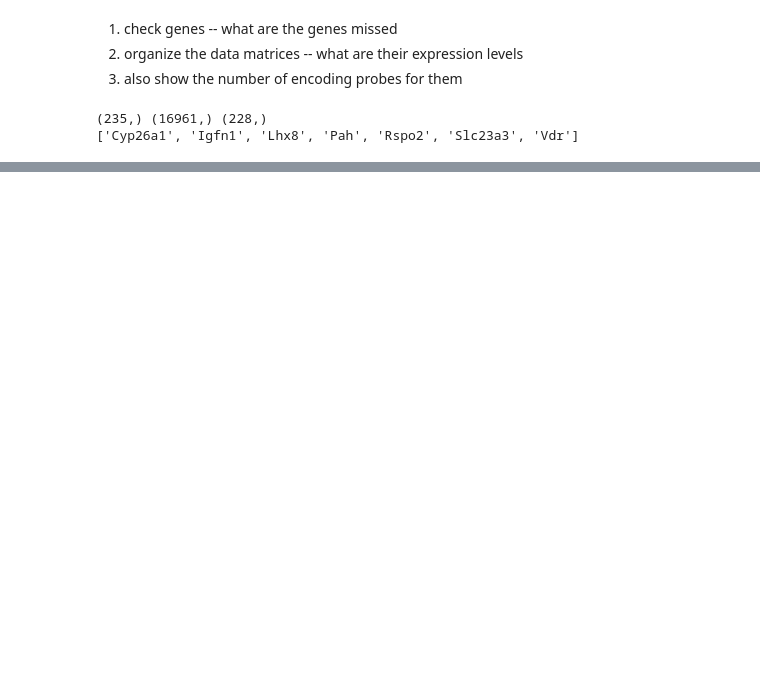
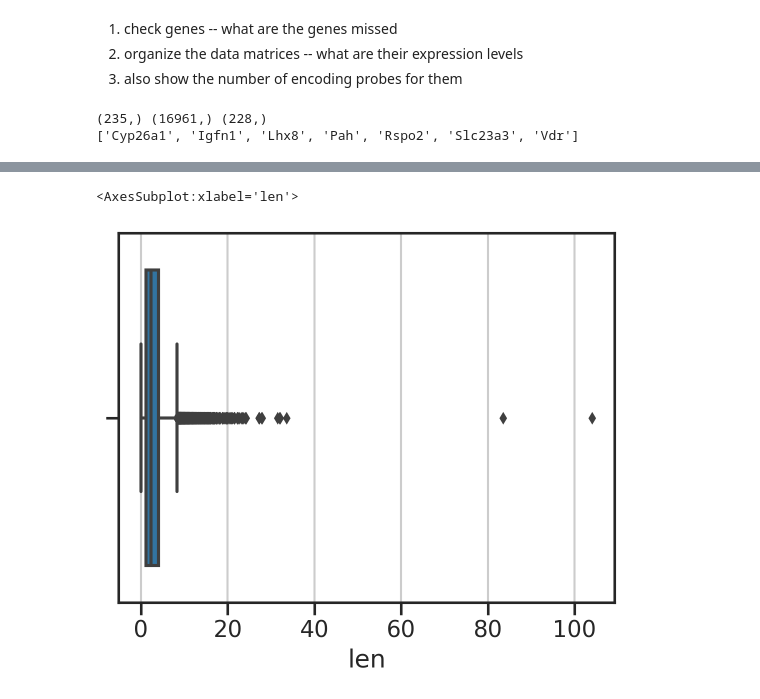
Before and after one commit to wollmanlab/dredFISH, a Jupyter notebook: dredFISH/Design/honglab_amygdala_merfish/03.merge_expression_data-Copy1.ipynb, the cells around one changed output, grey strips where cells are left out. Cells and saved outputs as stored; diff of their text form; code cells hidden in the pictures; blank space fills up the shorter version.

Commit message:
test new server

```diff
--- a/dredFISH/Design/honglab_amygdala_merfish/03.merge_expression_data-Copy1.ipynb
+++ b/dredFISH/Design/honglab_amygdala_merfish/03.merge_expression_data-Copy1.ipynb
@@ -8,2 +11,10 @@ import seaborn as sns
 # %% [markdown]
 # genes and probes
+# %%
+f = "/bigstore/GeneralStorage/fangming/projects/dredfish/packages/PaintSHOP_pipeline/test14_denovo/data/mm10.refGene.gtf"
+df_a = pd.read_csv(f, sep="\t", header=None) #, nrows=10)
+df_a = df_a[df_a[2]=='exon']
+df_a['gene'] = df_a[8].apply(lambda x: x.split(" ")[1][1:-2])
+df_a['len'] = df_a[4]-df_a[3]
+print(df_a.shape)
+df_a
@@ -9,0 +36,4 @@ import seaborn as sns
+# %%
+tmp = df_a.groupby(['gene', 0,3,4]).first().reset_index()
+exon_lens = tmp.groupby('gene').sum()['len']
+exon_lens
@@ -310,0 +398,5 @@ plt.show()
+# %%
+sns.boxplot(exon_lens/1000)
+# %% [output]
+<AxesSubplot:xlabel='len'>
+[figure, added]
```
Also changed, not shown: parts of 21 cells of this notebook.
